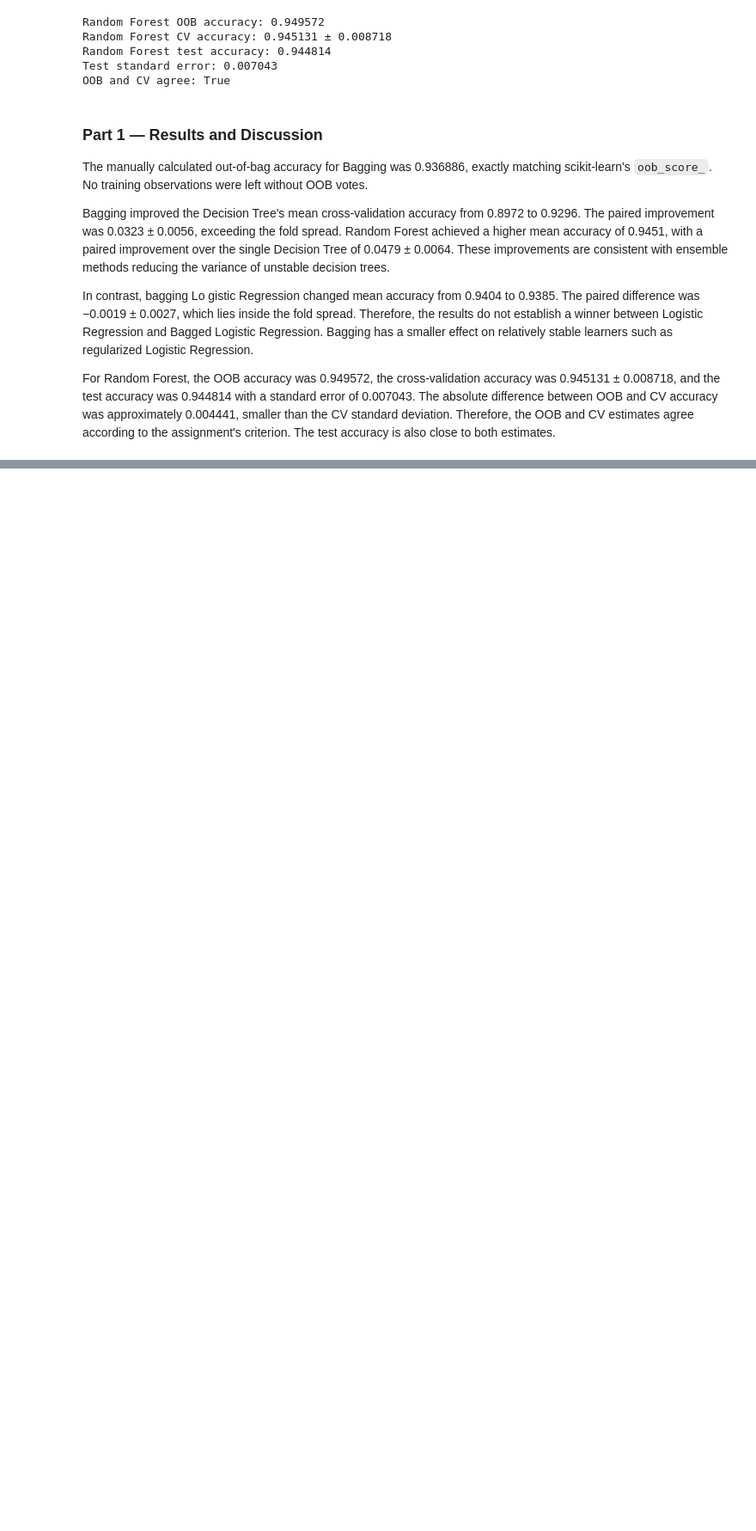
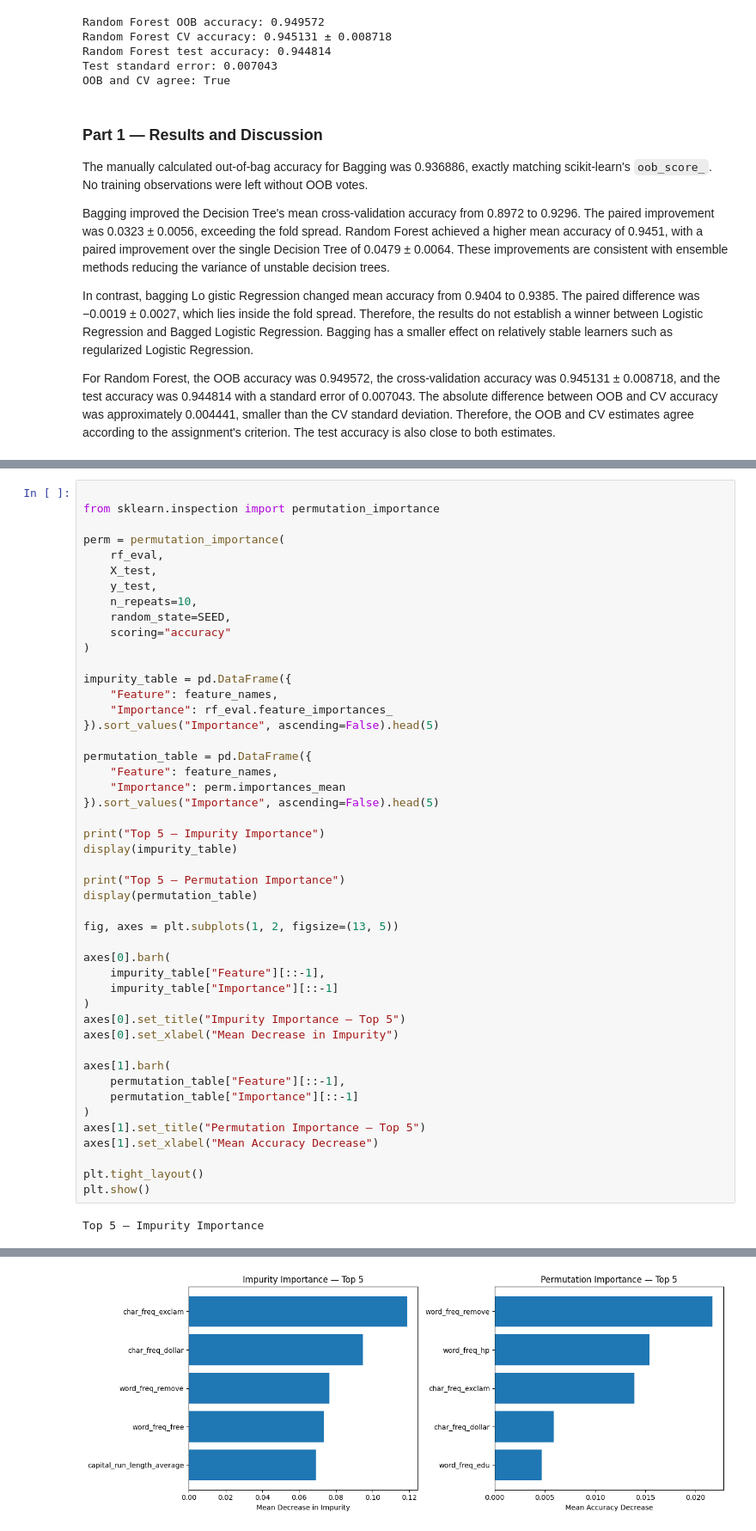
Before and after one commit to Annamerkulova/Merkulova_ML_task_4, a Jupyter notebook: Merkulova_task4.ipynb, the cells around one changed output, grey strips where cells are left out. Shown at 86% size. Drawn from its saved outputs; the diff is of its cells as text; blank space fills up the shorter version.

```diff
--- a/Merkulova_task4.ipynb
+++ b/Merkulova_task4.ipynb
@@ -321,0 +465,49 @@ For Random Forest, the OOB accuracy was 0.949572, the cross-validation accuracy
+# %%
+
+from sklearn.inspection import permutation_importance
+
+perm = permutation_importance(
+    rf_eval,
+    X_test,
+    y_test,
+    n_repeats=10,
+    random_state=SEED,
+    scoring="accuracy"
+)
+
+impurity_table = pd.DataFrame({
+    "Feature": feature_names,
+    "Importance": rf_eval.feature_importances_
+}).sort_values("Importance", ascending=False).head(5)
+
+permutation_table = pd.DataFrame({
+    "Feature": feature_names,
+    "Importance": perm.importances_mean
+}).sort_values("Importance", ascending=False).head(5)
+
+print("Top 5 — Impurity Importance")
+display(impurity_table)
+
+print("Top 5 — Permutation Importance")
+display(permutation_table)
+
+fig, axes = plt.subplots(1, 2, figsize=(13, 5))
+
+axes[0].barh(
+    impurity_table["Feature"][::-1],
+    impurity_table["Importance"][::-1]
+)
+axes[0].set_title("Impurity Importance — Top 5")
+axes[0].set_xlabel("Mean Decrease in Impurity")
+
+axes[1].barh(
+    permutation_table["Feature"][::-1],
+    permutation_table["Importance"][::-1]
+)
+axes[1].set_title("Permutation Importance — Top 5")
+axes[1].set_xlabel("Mean Accuracy Decrease")
+
+plt.tight_layout()
+plt.show()
+# %% [output]
+Top 5 — Impurity Importance
@@ -321,0 +527 @@ For Random Forest, the OOB accuracy was 0.949572, the cross-validation accuracy
+[figure, added]
```
Also changed, not shown: parts of 17 cells of this notebook.
